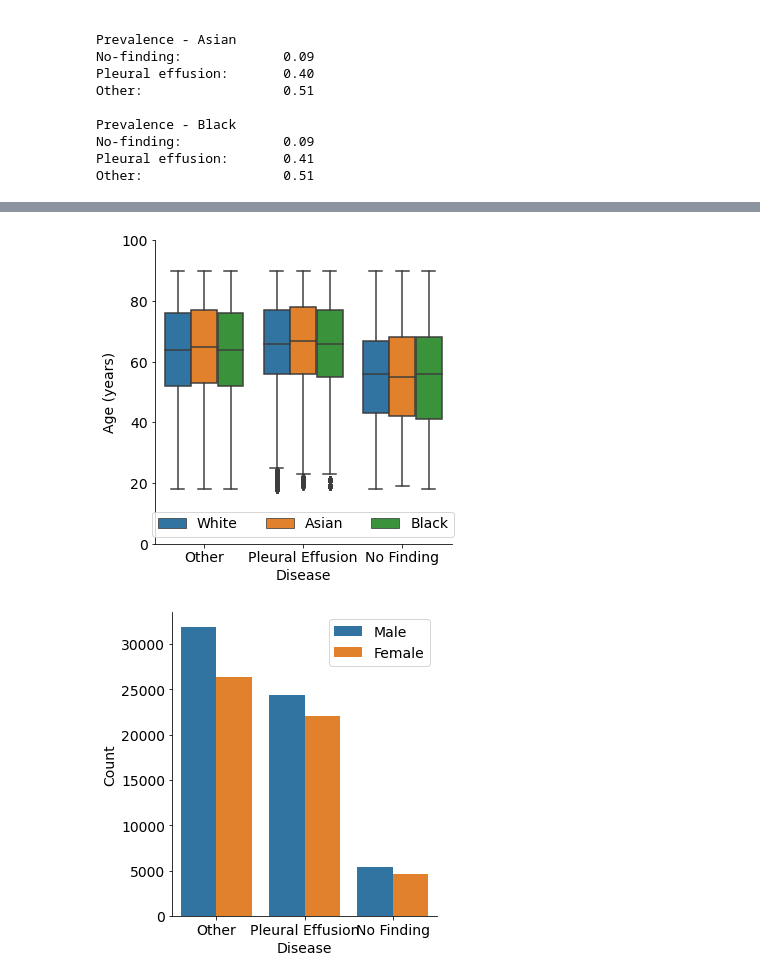
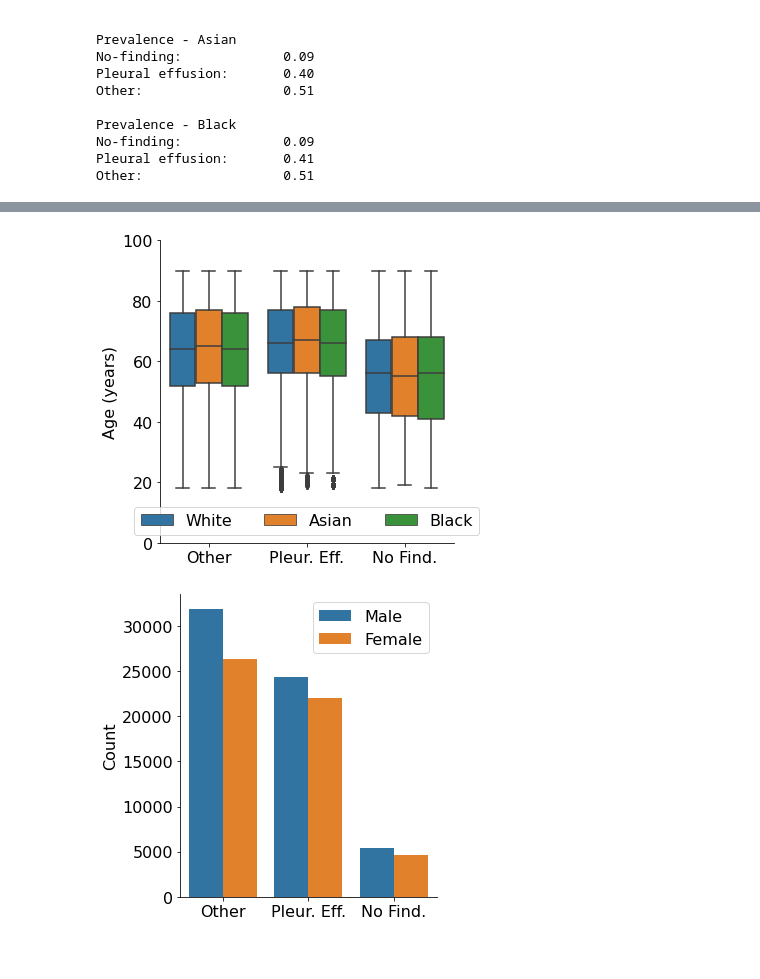
Before and after one commit to biomedia-mira/chexploration, a Jupyter notebook: notebooks/chexpert.resample.ipynb, the cells around one changed output, grey strips where cells are left out. Saved outputs shown, nothing was run; the diff lists cells and outputs as text; code cells hidden in the pictures.

```diff
--- a/notebooks/chexpert.resample.ipynb
+++ b/notebooks/chexpert.resample.ipynb
@@ -138,6 +100,9 @@ balanced_df.to_csv(data_dir + input_csv.replace('sample',output_suffix))
 ## Plots
 # %%
 df_cxr = pd.read_csv(data_dir + input_csv.replace('sample',output_suffix))
+# %%
+df_cxr.loc[df_cxr['disease'] == 'Pleural Effusion', 'disease'] = 'Pleur. Eff.'
+df_cxr.loc[df_cxr['disease'] == 'No Finding', 'disease'] = 'No Find.'
 # %%
 df_subgroup = df_cxr[df_cxr['race_label']==0]
 prev_0 = len(df_subgroup[df_subgroup['disease_label']==0]) / len(df_subgroup)
@@ -184,16 +149,16 @@ No-finding:             0.09
 Pleural effusion:       0.41
 Other:                  0.51
 # %%
-fontsize = 14
+fontsize = 16
 plt.rc('xtick', labelsize=fontsize)
 plt.rc('ytick', labelsize=fontsize)
 
 fig = sns.catplot(x='sex', y='age', hue='race', order=['Male', 'Female'], hue_order=['White', 'Asian', 'Black'], kind="box", data=df_cxr)
 fig._legend.remove()
-plt.xlabel('Sex', fontsize=fontsize)
+plt.xlabel('', fontsize=fontsize)
 plt.ylabel('Age (years)', fontsize=fontsize)
 plt.ylim([0, 100])
-plt.legend(fontsize=14, loc='lower center', ncol=3)
+plt.legend(fontsize=fontsize, loc='lower center', ncol=3)
 plt.show()
 # fig.savefig("CheXpert-resample-age-sex-race.png", bbox_inches='tight', dpi=300)
 # %% [output]
@@ -201,22 +166,22 @@ plt.show()
 # %%
-fig = sns.catplot(x='disease', y='age', hue='race', order=['Other', 'Pleural Effusion', 'No Finding'], hue_order=['White', 'Asian', 'Black'], kind="box", data=df_cxr)
+fig = sns.catplot(x='disease', y='age', hue='race', order=['Other', 'Pleur. Eff.', 'No Find.'], hue_order=['White', 'Asian', 'Black'], kind="box", data=df_cxr)
 fig._legend.remove()
-plt.xlabel('Disease', fontsize=fontsize)
+plt.xlabel('', fontsize=fontsize)
 plt.ylabel('Age (years)', fontsize=fontsize)
 plt.ylim([0, 100])
-plt.legend(fontsize=14, loc='lower center', ncol=3)
+plt.legend(fontsize=fontsize, loc='lower center', ncol=3)
 plt.show()
 # fig.savefig("CheXpert-resample-age-pathology-race.png", bbox_inches='tight', dpi=300)
 # %% [output]
-[figure, old version]
+[figure, new version]
 # %%
-fig = sns.catplot(x='disease', hue='sex', order=['Other', 'Pleural Effusion', 'No Finding'], hue_order=['Male', 'Female'], data=df_cxr, kind='count')
+fig = sns.catplot(x='disease', hue='sex', order=['Other', 'Pleur. Eff.', 'No Find.'], hue_order=['Male', 'Female'], data=df_cxr, kind='count')
 fig._legend.remove()
-plt.xlabel('Disease', fontsize=fontsize)
+plt.xlabel('', fontsize=fontsize)
 plt.ylabel('Count', fontsize=fontsize)
-plt.legend(fontsize=14)
+plt.legend(fontsize=fontsize)
 plt.show()
 # fig.savefig("CheXpert-resample-sex-pathology.png", bbox_inches='tight', dpi=300)
 # %% [output]
-[figure, old version]
+[figure, new version]
 # %%
```
Also changed, not shown: parts of 14 cells of this notebook, 3 other files.
